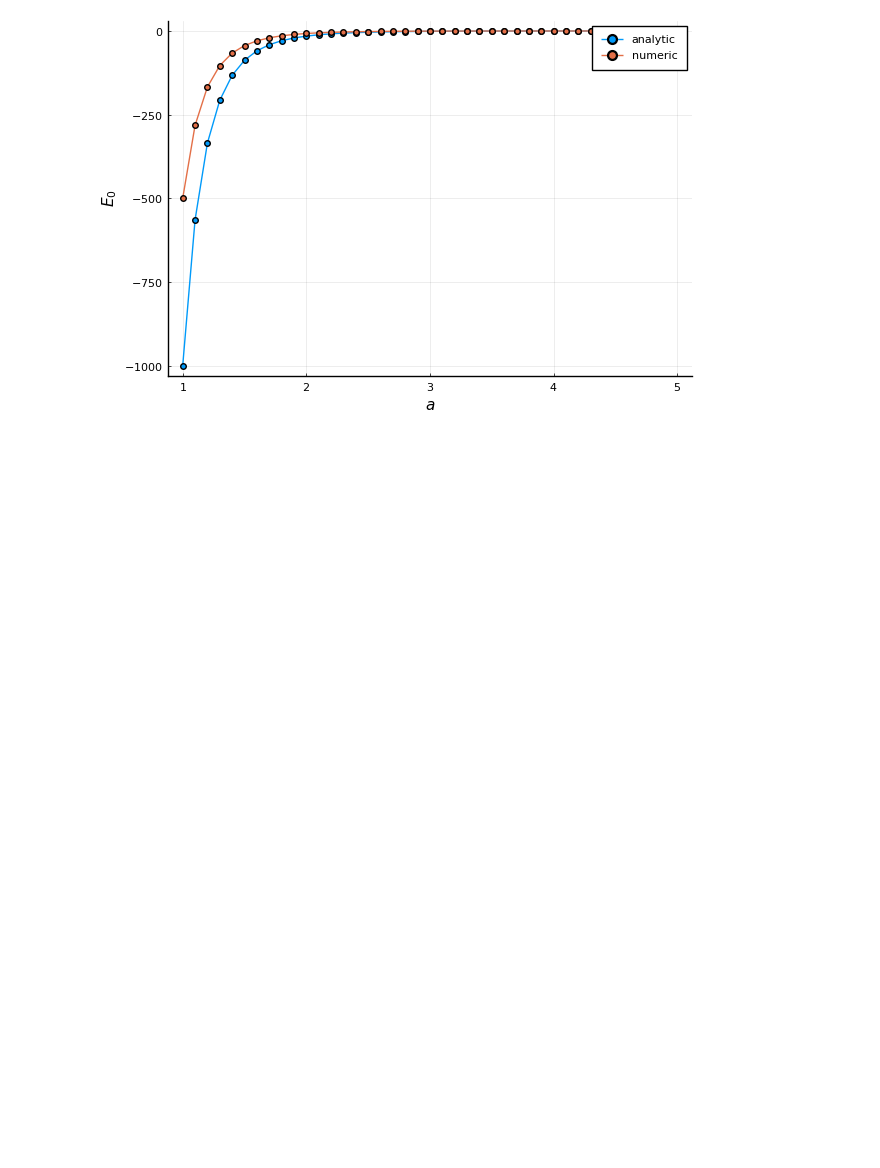
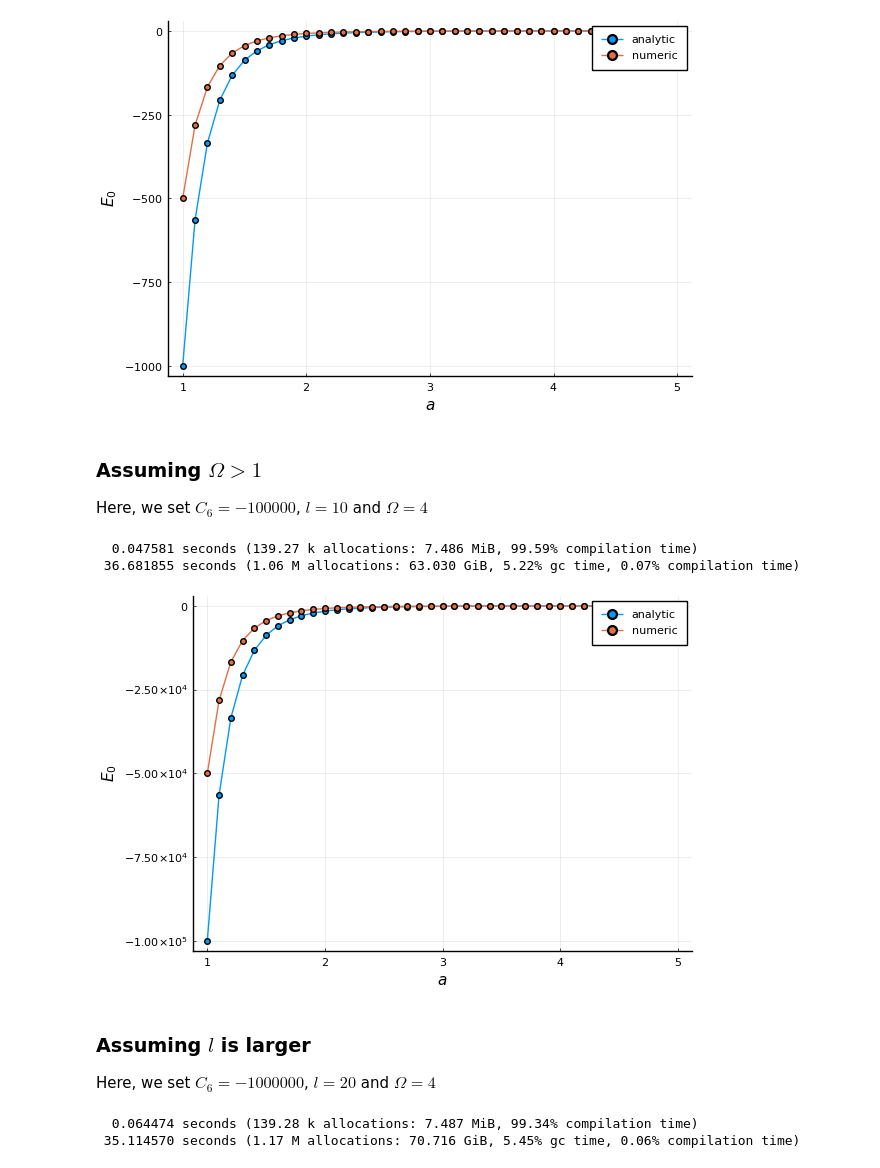
Before and after one commit to coolgas/QuantumIsing, a Jupyter notebook: superlattice.ipynb, the cells around one changed output. Cells and saved outputs as stored; diff of their text form; code cells hidden in the pictures; blank space fills up the shorter version.

```diff
--- a/superlattice.ipynb
+++ b/superlattice.ipynb
@@ -74,2 +131,5 @@ plot!(p2, as, gs, marker=:circle, label="numeric")
 # %% [output]
 [figure]
+# %% [markdown]
+### Assuming $\Omega > 1$
+Here, we set $C_6=-100000$, $l=10$ and $\Omega=4$
@@ -75,0 +139,15 @@ plot!(p2, as, gs, marker=:circle, label="numeric")
+# %%
+@time fs7 = [f7(a) for a in as];
+@time gs7 = [g7(a)[1][1] for a in as];
+# %% [output]
+  0.047581 seconds (139.27 k allocations: 7.486 MiB, 99.59% compilation time)
+ 36.681855 seconds (1.06 M allocations: 63.030 GiB, 5.22% gc time, 0.07% compilation time)
+# %%
+p8 = plot(xlab=L"$a$", ylab=L"$E_0$")
+plot!(p8, as, fs7, marker=:circle, label="analytic")
+plot!(p8, as, gs7, marker=:circle, label="numeric")
+# %% [output]
+[figure, added]
+# %% [markdown]
+### Assuming $l$ is larger
+Here, we set $C_6=-1000000$, $l=20$ and $\Omega=4$
@@ -75,0 +157,7 @@ plot!(p2, as, gs, marker=:circle, label="numeric")
+# %%
+as1 = 1:0.2:10
+@time fs8 = [f8(a) for a in as1];
+@time gs8 = [g8(a)[1][1] for a in as1];
+# %% [output]
+  0.064474 seconds (139.28 k allocations: 7.487 MiB, 99.34% compilation time)
+ 35.114570 seconds (1.17 M allocations: 70.716 GiB, 5.45% gc time, 0.06% compilation time)
```
Also changed, not shown: parts of 27 cells of this notebook.
